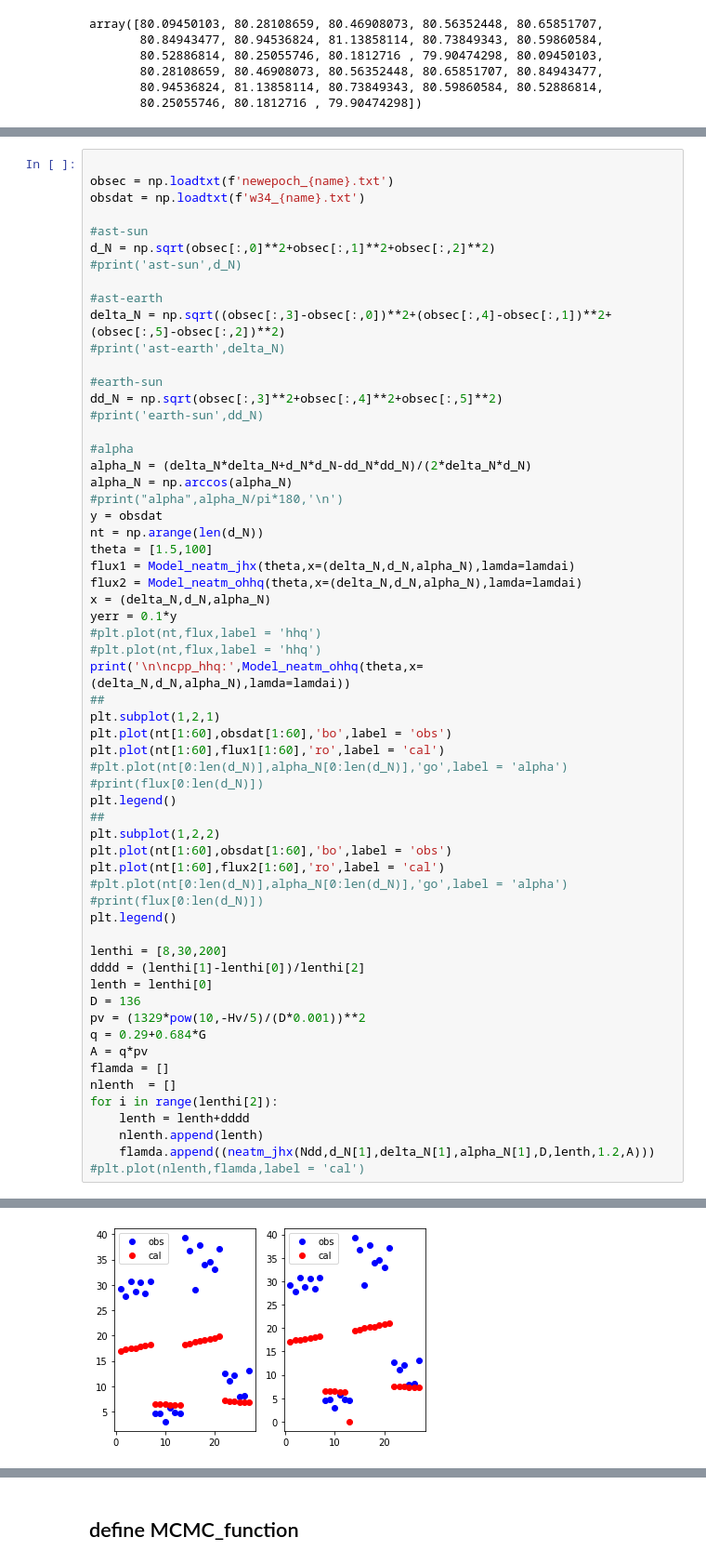
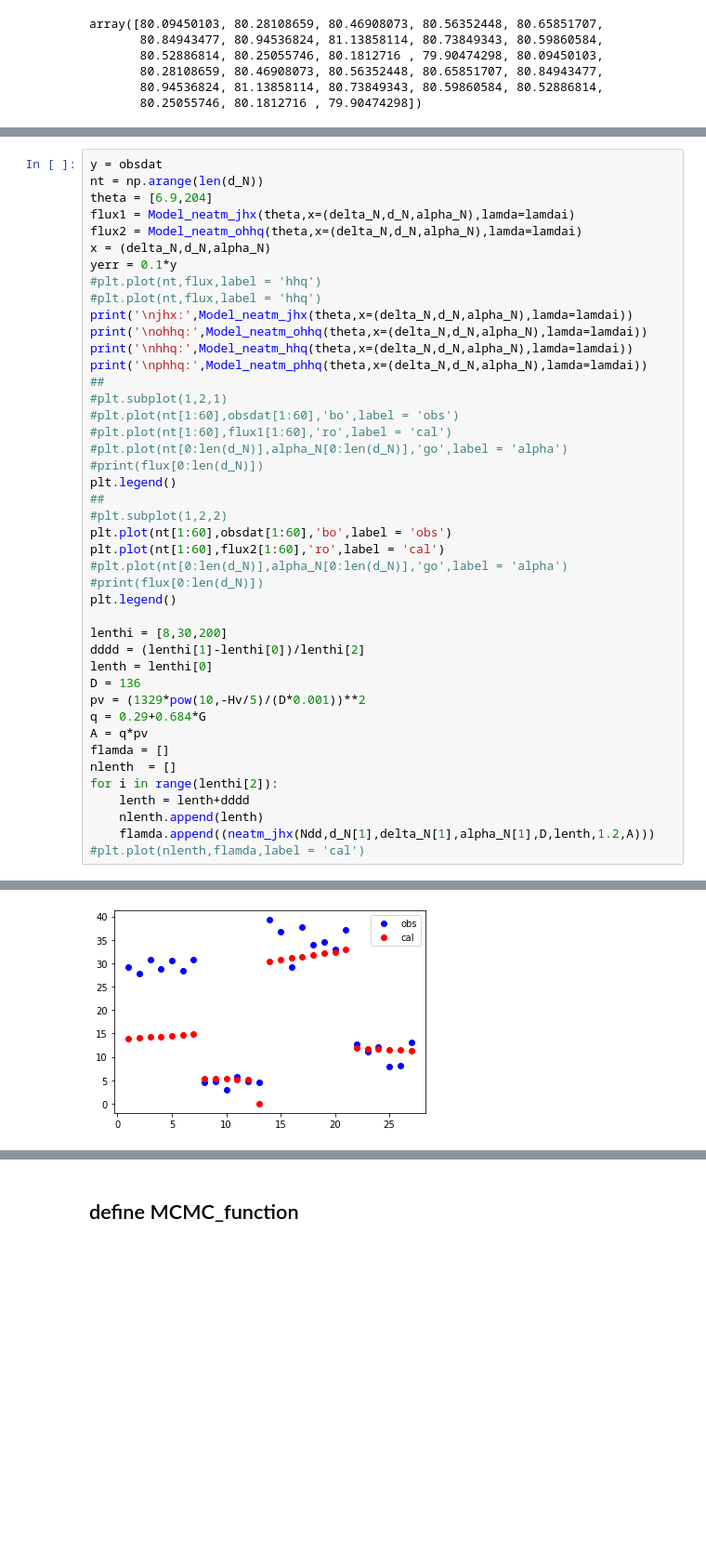
Before and after one commit to AstroHHQ/learngit, a Jupyter notebook: JPLdata/MCMC_Corectpp_2010jn71.ipynb, the cells around one changed output, grey strips where cells are left out. Shown at 93% size. Cells and saved outputs as stored; diff of their text form; blank space fills up the shorter version.

```diff
--- a/JPLdata/MCMC_Corectpp_2010jn71.ipynb
+++ b/JPLdata/MCMC_Corectpp_2010jn71.ipynb
@@ -285,43 +378,26 @@ array([80.09450103, 80.28108659, 80.46908073, 80.56352448, 80.65851707,
 # %%
-
-obsec = np.loadtxt(f'newepoch_{name}.txt')
-obsdat = np.loadtxt(f'w34_{name}.txt')
-
-#ast-sun
-d_N = np.sqrt(obsec[:,0]**2+obsec[:,1]**2+obsec[:,2]**2)
-#print('ast-sun',d_N)
-
-#ast-earth
-delta_N = np.sqrt((obsec[:,3]-obsec[:,0])**2+(obsec[:,4]-obsec[:,1])**2+(obsec[:,5]-obsec[:,2])**2)
-#print('ast-earth',delta_N)
-
-#earth-sun
-dd_N = np.sqrt(obsec[:,3]**2+obsec[:,4]**2+obsec[:,5]**2)
-#print('earth-sun',dd_N)
-
-#alpha
-alpha_N = (delta_N*delta_N+d_N*d_N-dd_N*dd_N)/(2*delta_N*d_N)
-alpha_N = np.arccos(alpha_N)
-#print("alpha",alpha_N/pi*180,'\n')
 y = obsdat
 nt = np.arange(len(d_N))
-theta = [1.5,100]
+theta = [6.9,204]
 flux1 = Model_neatm_jhx(theta,x=(delta_N,d_N,alpha_N),lamda=lamdai)
 flux2 = Model_neatm_ohhq(theta,x=(delta_N,d_N,alpha_N),lamda=lamdai)
 x = (delta_N,d_N,alpha_N)
 yerr = 0.1*y
 #plt.plot(nt,flux,label = 'hhq')
 #plt.plot(nt,flux,label = 'hhq')
-print('\n\ncpp_hhq:',Model_neatm_ohhq(theta,x=(delta_N,d_N,alpha_N),lamda=lamdai))
+print('\njhx:',Model_neatm_jhx(theta,x=(delta_N,d_N,alpha_N),lamda=lamdai))
+print('\nohhq:',Model_neatm_ohhq(theta,x=(delta_N,d_N,alpha_N),lamda=lamdai))
+print('\nhhq:',Model_neatm_hhq(theta,x=(delta_N,d_N,alpha_N),lamda=lamdai))
+print('\nphhq:',Model_neatm_phhq(theta,x=(delta_N,d_N,alpha_N),lamda=lamdai))
 ##
-plt.subplot(1,2,1)
-plt.plot(nt[1:60],obsdat[1:60],'bo',label = 'obs')
-plt.plot(nt[1:60],flux1[1:60],'ro',label = 'cal')
+#plt.subplot(1,2,1)
+#plt.plot(nt[1:60],obsdat[1:60],'bo',label = 'obs')
+#plt.plot(nt[1:60],flux1[1:60],'ro',label = 'cal')
 #plt.plot(nt[0:len(d_N)],alpha_N[0:len(d_N)],'go',label = 'alpha')
 #print(flux[0:len(d_N)])
 plt.legend()
 ##
-plt.subplot(1,2,2)
+#plt.subplot(1,2,2)
 plt.plot(nt[1:60],obsdat[1:60],'bo',label = 'obs')
 plt.plot(nt[1:60],flux2[1:60],'ro',label = 'cal')
 #plt.plot(nt[0:len(d_N)],alpha_N[0:len(d_N)],'go',label = 'alpha')
@@ -351 +444 @@ cpp_hhq: [16.91174303 17.15407505 17.40181768 17.52764364 17.65512736 17.9141718
-[figure, old version]
+[figure, new version]
```
Also changed, not shown: parts of 18 cells of this notebook, 8 other files.
